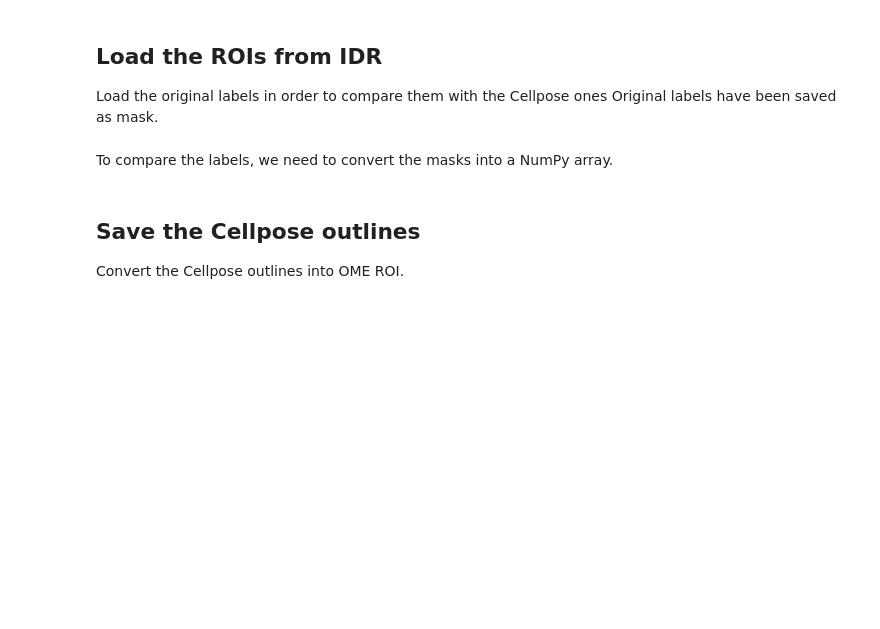
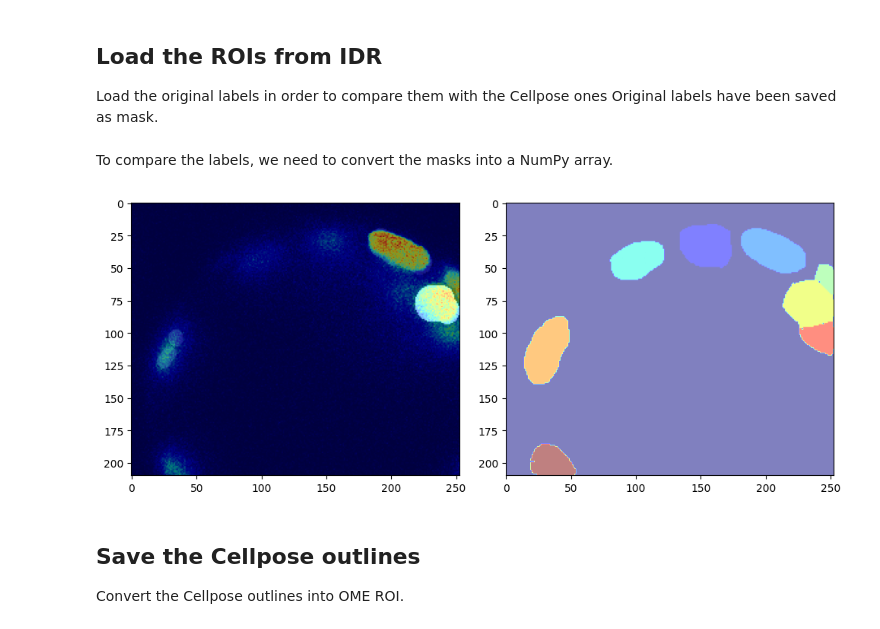
Before and after one commit to ome/EMBL-EBI-imaging-course-05-2023, a Jupyter notebook: Day_4/Cellpose.ipynb, the cells around one changed output. Saved outputs shown, nothing was run; the diff lists cells and outputs as text; code cells hidden in the pictures; blank space fills up the shorter version.

Commit message:
compare masks

```diff
--- a/Day_4/Cellpose.ipynb
+++ b/Day_4/Cellpose.ipynb
@@ -141,6 +141,26 @@ for roi in result.rois:
     shapes.append(roi.copyShapes())
 # %% [markdown]
 To compare the labels, we need to convert the masks into a NumPy array.
+# %%
+from omero_zarr import masks
+dims = (image.getSizeT(), image.getSizeC(), image.getSizeZ(), image.getSizeY(), image.getSizeX())
+saver = masks.MaskSaver(None, image, numpy.int64)
+labels, fillColors, properties = saver.masks_to_labels(shapes, mask_shape=dims)
+# %%
+import matplotlib.pyplot as plt
+%matplotlib inline
+c = 1
+t = 0
+fig = plt.figure(figsize=(10, 10))
+plt.subplot(121)
+plt.imshow(data[t, c, z, :, :], cmap='jet')
+plt.imshow(labels[t, c, z, :, :], cmap='gray', alpha=0.5)
+plt.subplot(122)
+plt.imshow(cellpose_masks, cmap='jet', alpha=0.5)
+plt.tight_layout()
+fig.canvas.flush_events()
+# %% [output]
+[figure, added]
 # %% [markdown]
 ## Save the Cellpose outlines
 
```
Also changed, not shown: parts of 1 cell of this notebook.
